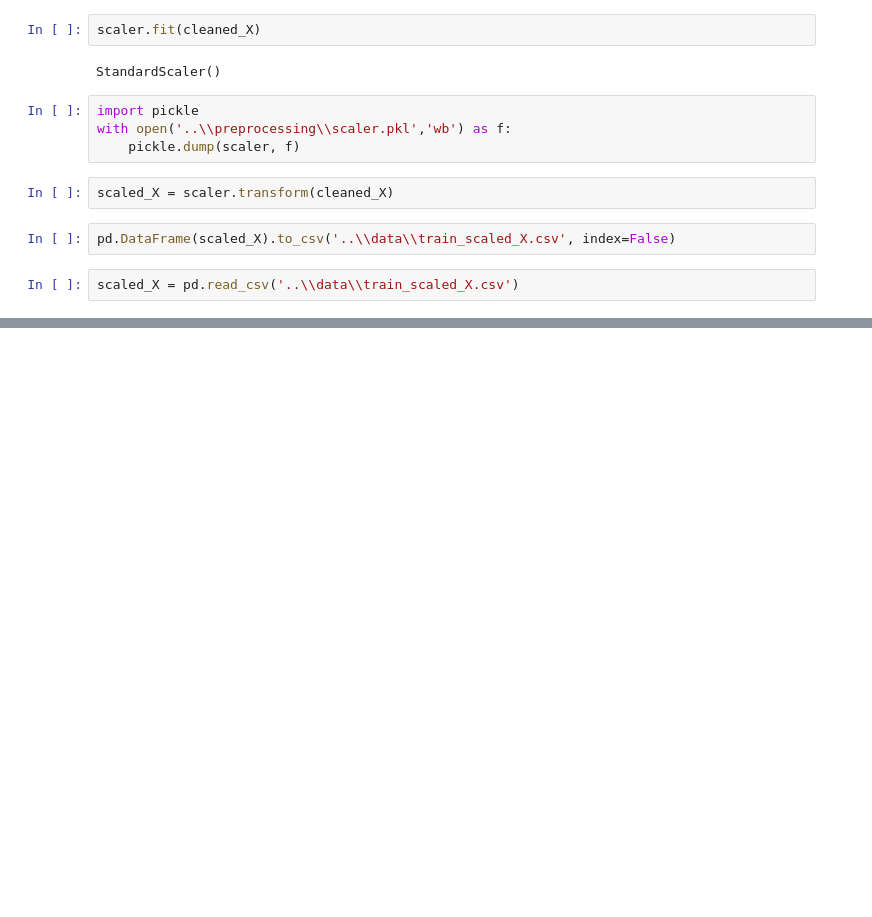
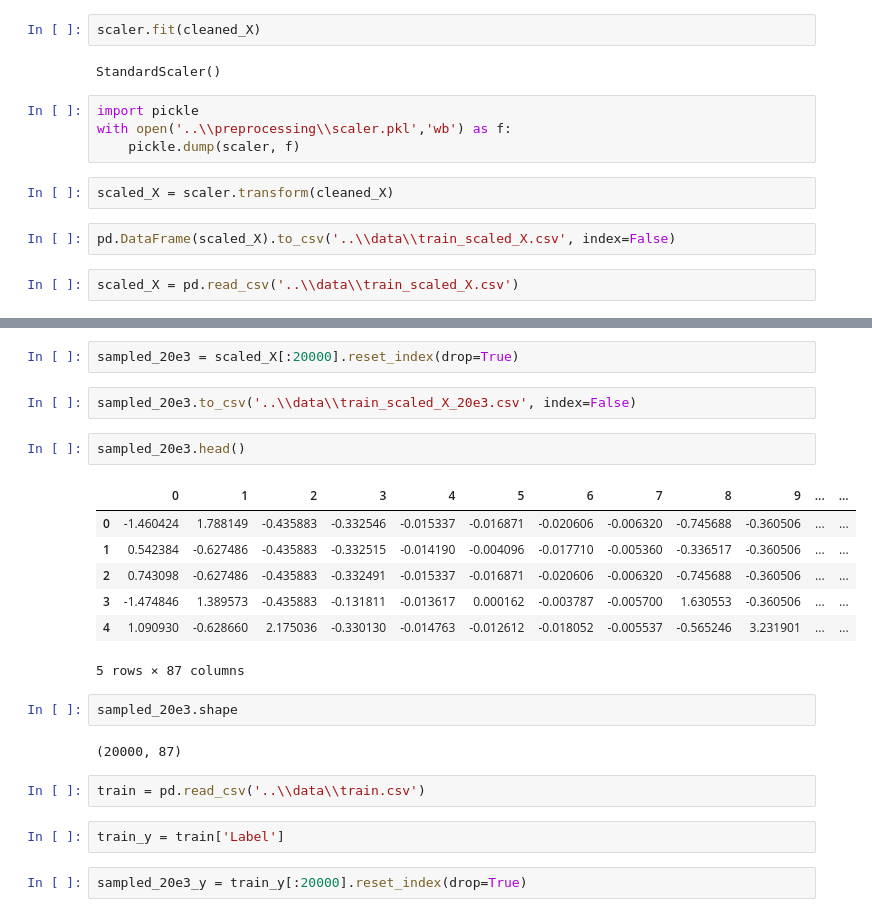
Before and after one commit to rtweera/ddos-classifier, a Jupyter notebook: notebooks/full_dataset_analyzer.ipynb, the cells around one changed output, grey strips where cells are left out. Cells and saved outputs as stored; diff of their text form; blank space fills up the shorter version.

```diff
--- a/notebooks/full_dataset_analyzer.ipynb
+++ b/notebooks/full_dataset_analyzer.ipynb
@@ -106,0 +121,24 @@ scaled_X = pd.read_csv('..\\data\\train_scaled_X.csv')
+# %%
+sampled_20e3 = scaled_X[:20000].reset_index(drop=True)
+# %%
+sampled_20e3.to_csv('..\\data\\train_scaled_X_20e3.csv', index=False)
+# %%
+sampled_20e3.head()
+# %% [output]
+|  | 0 | 1 | 2 | 3 | 4 | 5 | 6 | 7 | 8 | 9 | ... | ... |
+| 0 | -1.460424 | 1.788149 | -0.435883 | -0.332546 | -0.015337 | -0.016871 | -0.020606 | -0.006320 | -0.745688 | -0.360506 | ... | ... |
+| 1 | 0.542384 | -0.627486 | -0.435883 | -0.332515 | -0.014190 | -0.004096 | -0.017710 | -0.005360 | -0.336517 | -0.360506 | ... | ... |
+| 2 | 0.743098 | -0.627486 | -0.435883 | -0.332491 | -0.015337 | -0.016871 | -0.020606 | -0.006320 | -0.745688 | -0.360506 | ... | ... |
+| 3 | -1.474846 | 1.389573 | -0.435883 | -0.131811 | -0.013617 | 0.000162 | -0.003787 | -0.005700 | 1.630553 | -0.360506 | ... | ... |
+| 4 | 1.090930 | -0.628660 | 2.175036 | -0.330130 | -0.014763 | -0.012612 | -0.018052 | -0.005537 | -0.565246 | 3.231901 | ... | ... |
+5 rows × 87 columns
+# %%
+sampled_20e3.shape
+# %% [output]
+(20000, 87)
+# %%
+train = pd.read_csv('..\\data\\train.csv')
+# %%
+train_y = train['Label']
+# %%
+sampled_20e3_y = train_y[:20000].reset_index(drop=True)
```
Also changed, not shown: parts of 6 cells of this notebook, 15 other files.
